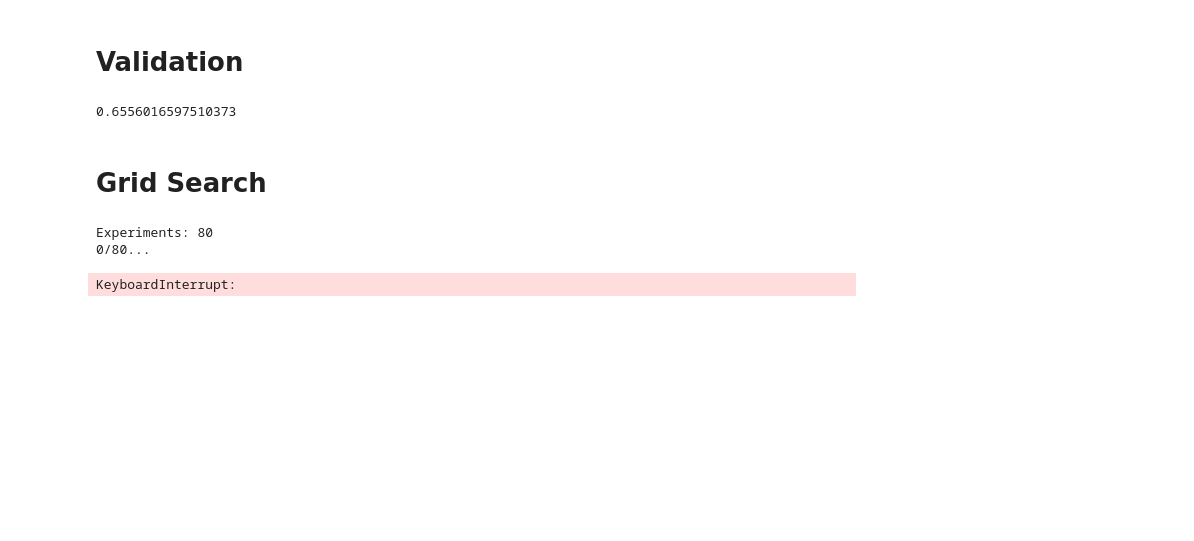
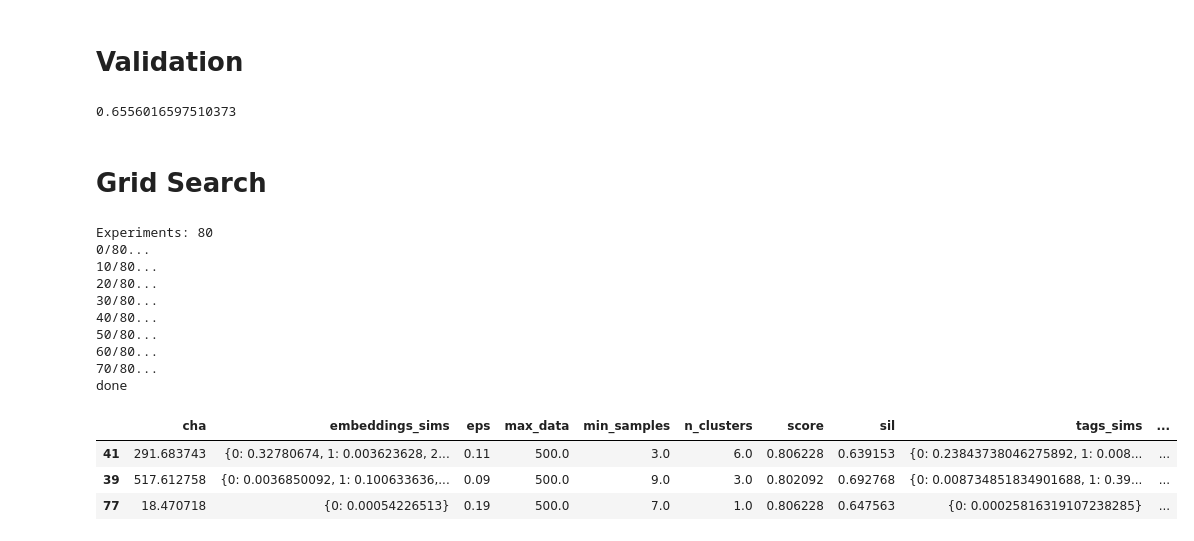
Before and after one commit to sylvainma/Explorify, a Jupyter notebook: explorify/clustering/clustering.ipynb, the cells around one changed output. Cells and saved outputs as stored; diff of their text form; code cells hidden in the pictures; blank space fills up the shorter version.

```diff
--- a/explorify/clustering.ipynb
+++ b/explorify/clustering/clustering.ipynb
@@ -107,41 +110,45 @@ max_data = 500
 # %%
 grid_params = [
     {"dataset": dataset, "model": cnn_model, "weights": (1.0, 0.0, 0.0), "max_data": max_data, "verbose": False},
     # {"dataset": dataset, "model": cnn_model, "weights": (0.0, 1.0, 0.0), "max_data": max_data, "verbose": False},
     # {"dataset": dataset, "model": cnn_model, "weights": (0.0, 0.0, 1.0), "max_data": max_data, "verbose": False},
     # {"dataset": dataset, "model": cnn_model, "weights": (0.33, 0.33, 1-2*0.33), "max_data": max_data, "verbose": False},
 ]
-
-val_set_df = get_all_annotation()
-val_set = val_set_df.values.tolist()
 
 results = pd.DataFrame()
 search_space = list(product(grid_params, np.arange(0.01, 0.20, 0.02), np.arange(2, 10, 1)))
 print(f"Experiments: {len(search_space)}")
 for i, candidate in enumerate(search_space):
     if i % 10 == 0: print(f"{i}/{len(search_space)}...")
     params, eps, min_samples = candidate
     params.update({"eps": eps, "min_samples": min_samples})
     model = MultiFeatureDBSCAN(**params)
     model.fit()
     metrics = model.results()
-    label_of_id = {int(model.idx[i]): label for i, label in enumerate(model.labels)}
-    y_true, y_pred = get_y_true_pred(label_of_id, val_set)
     metrics.update({
-        "accuracy_score": accuracy_score(y_true, y_pred),
-        "balanced_accuracy_score": balanced_accuracy_score(y_true, y_pred),
-        "f1_score": f1_score(y_true, y_pred)
+        "score": score(model.labels, model.idx, val_set),
     })
     metrics.update(params)
     results = results.append(metrics, ignore_index=True)
 
 print("done")
 results = results.drop(["dataset", "model"], axis=1)
 results.sample(n=min(3, results.shape[0]))
 # %% [output]
 Experiments: 80
 0/80...
+10/80...
+20/80...
+30/80...
+40/80...
+50/80...
+60/80...
+70/80...
+done
-KeyboardInterrupt:
+|  | cha | embeddings_sims | eps | max_data | min_samples | n_clusters | score | sil | tags_sims | ... |
+| 41 | 291.683743 | {0: 0.32780674, 1: 0.003623628, 2... | 0.11 | 500.0 | 3.0 | 6.0 | 0.806228 | 0.639153 | {0: 0.23843738046275892, 1: 0.008... | ... |
+| 39 | 517.612758 | {0: 0.0036850092, 1: 0.100633636,... | 0.09 | 500.0 | 9.0 | 3.0 | 0.802092 | 0.692768 | {0: 0.008734851834901688, 1: 0.39... | ... |
+| 77 | 18.470718 | {0: 0.00054226513} | 0.19 | 500.0 | 7.0 | 1.0 | 0.806228 | 0.647563 | {0: 0.00025816319107238285} | ... |
 # %%
 results["embeddings_sims_mean"] = results["embeddings_sims"].apply(lambda sims: np.mean([v for _,v in sims.items()]))
 results["tags_sims_mean"] = results["tags_sims"].apply(lambda sims: np.mean([v for _,v in sims.items()]))
```
Also changed, not shown: parts of 6 cells of this notebook, 3 other files.
